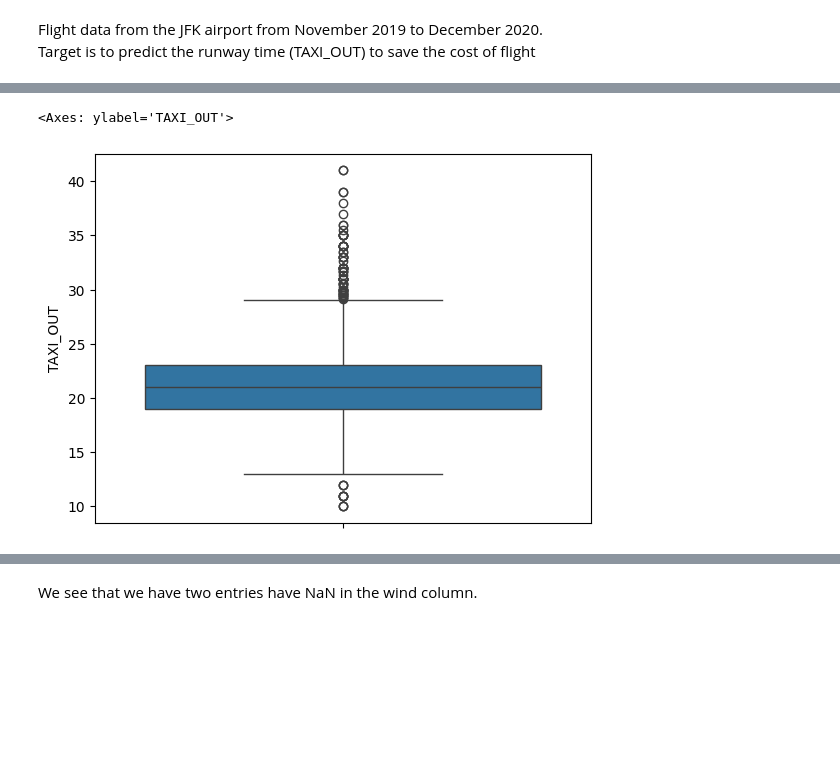
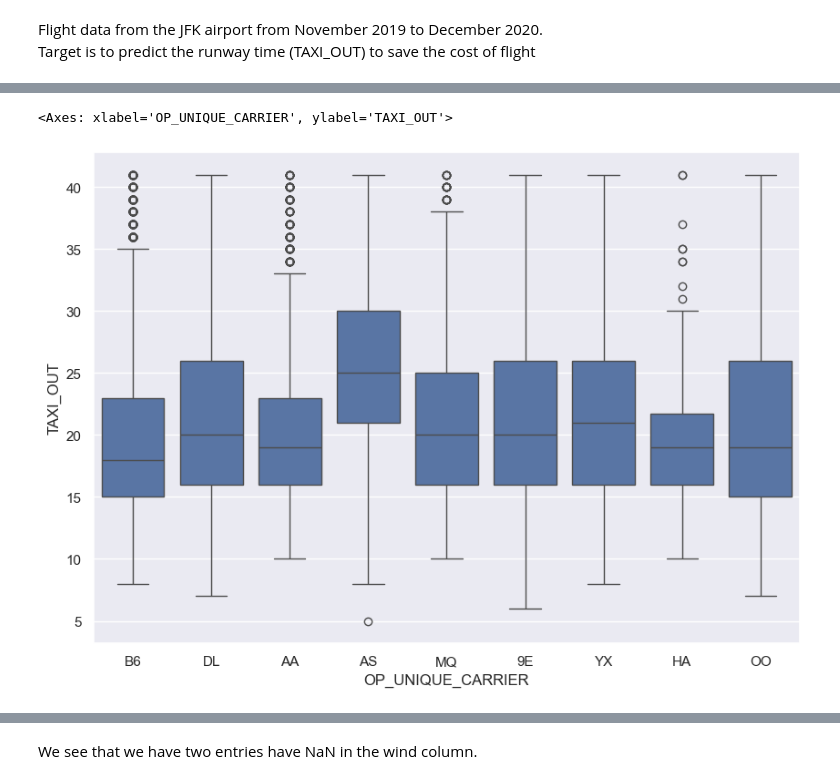
Before and after one commit to inpyoianlee/STA510Project, a Jupyter notebook: ProjectRoughDraft.ipynb, the cells around one changed output, grey strips where cells are left out. Drawn from its saved outputs; the diff is of its cells as text; code cells hidden in the pictures; blank space fills up the shorter version.

```diff
--- a/ProjectRoughDraft.ipynb
+++ b/ProjectRoughDraft.ipynb
@@ -37,4 +34,0 @@ x = df.drop('TAXI_OUT',axis = 1, inplace = True) # dropping the target column
-# %%
-df.Wind.fillna('WSW', inplace = True)
-df.rename(columns = {'Wind':'Wind_fillna'}, inplace = True)
-print("Nan values in 'Wind_fillna':", df.Wind_fillna.isnull().sum())
@@ -80,3 +34,0 @@ From these observations, AS, AA, and B6 have significant averages and can be con
-# %%
-df.OP_UNIQUE_CARRIER = df.OP_UNIQUE_CARRIER.replace(['DL','MQ','9E','YX','HA','OO'], 'OTHER')
-df.groupby('OP_UNIQUE_CARRIER').TAXI_OUT.count()
@@ -95,5 +35,6 @@ sns.boxplot(data = df, x = 'OP_UNIQUE_CARRIER', y ='TAXI_OUT')
-# %%
-sns.boxplot(df.groupby('TAIL_NUM').TAXI_OUT.mean())
-# %% [output]
-<Axes: ylabel='TAXI_OUT'>
-[figure, removed]
+# %%
+sns.set(rc={'figure.figsize':(10,7)})
+sns.boxplot(y = df.TAXI_OUT, x = df.OP_UNIQUE_CARRIER)
+# %% [output]
+<Axes: xlabel='OP_UNIQUE_CARRIER', ylabel='TAXI_OUT'>
+[figure, added]
```
Also changed, not shown: parts of 50 cells of this notebook, 7 other files.
